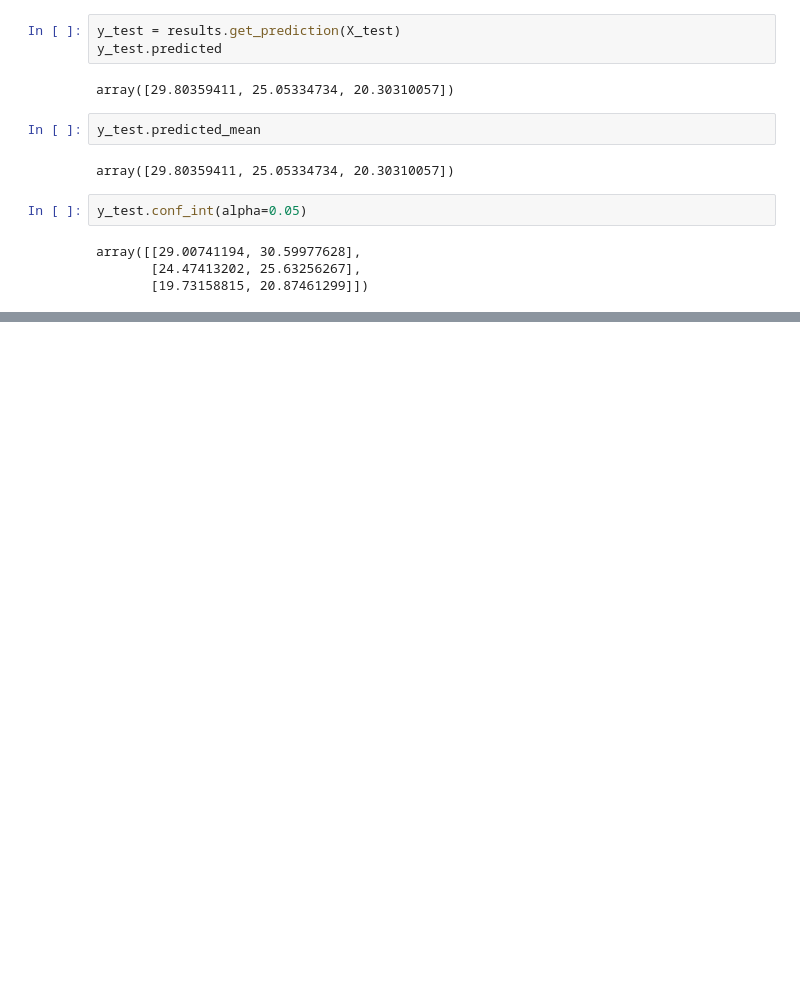
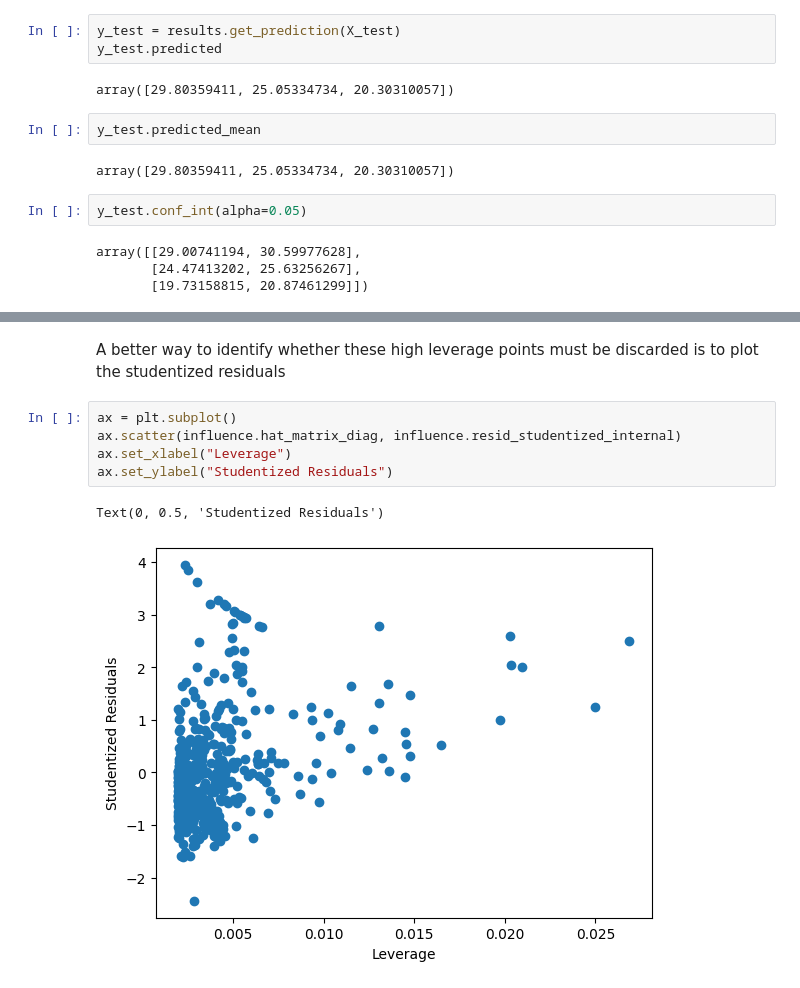
Before and after one commit to ar-bansal/ml-regression, a Jupyter notebook: linear_regression.ipynb, the cells around one changed output, grey strips where cells are left out. Saved outputs shown, nothing was run; the diff lists cells and outputs as text; blank space fills up the shorter version.

```diff
--- a/linear_regression.ipynb
+++ b/linear_regression.ipynb
@@ -100,0 +138,10 @@ array([[29.00741194, 30.59977628],
+# %% [markdown]
+A better way to identify whether these high leverage points must be discarded is to plot the studentized residuals
+# %%
+ax = plt.subplot()
+ax.scatter(influence.hat_matrix_diag, influence.resid_studentized_internal)
+ax.set_xlabel("Leverage")
+ax.set_ylabel("Studentized Residuals")
+# %% [output]
+Text(0, 0.5, 'Studentized Residuals')
+[figure, added]
```
Also changed, not shown: parts of 28 cells of this notebook.
